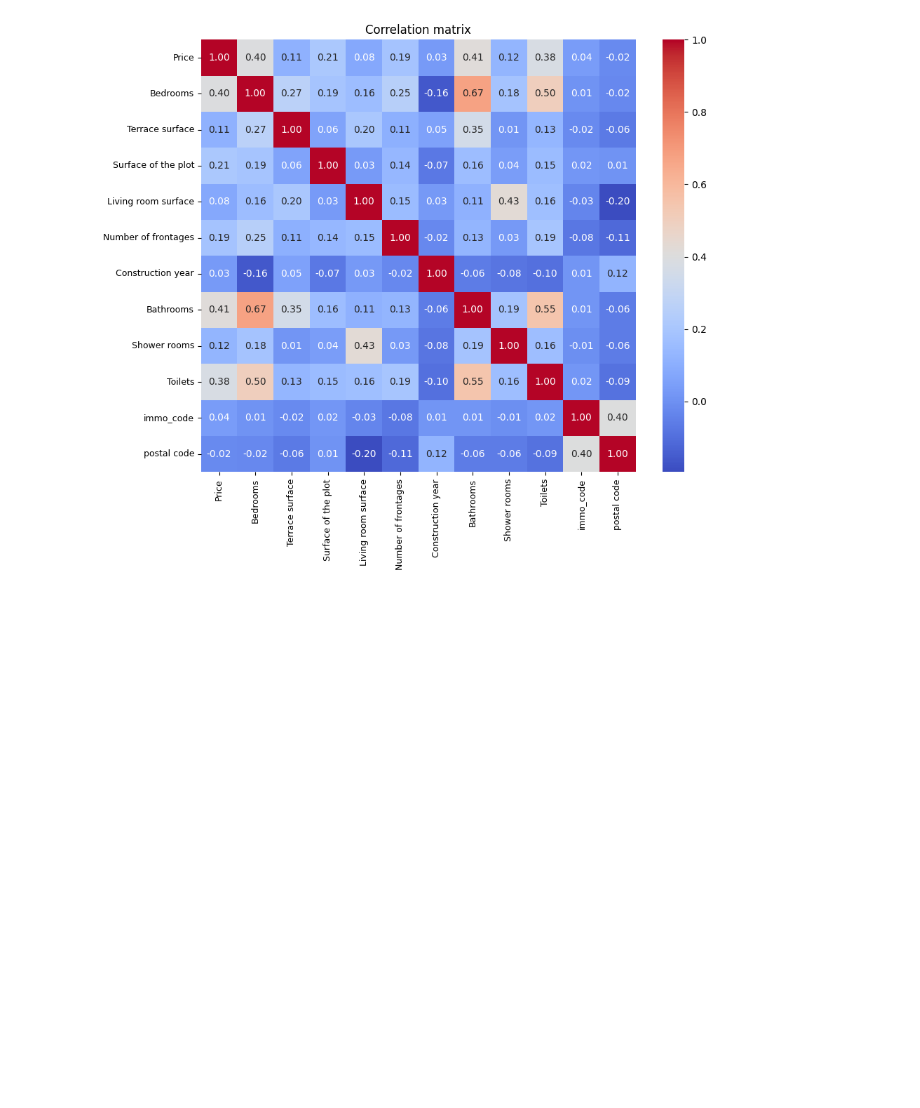
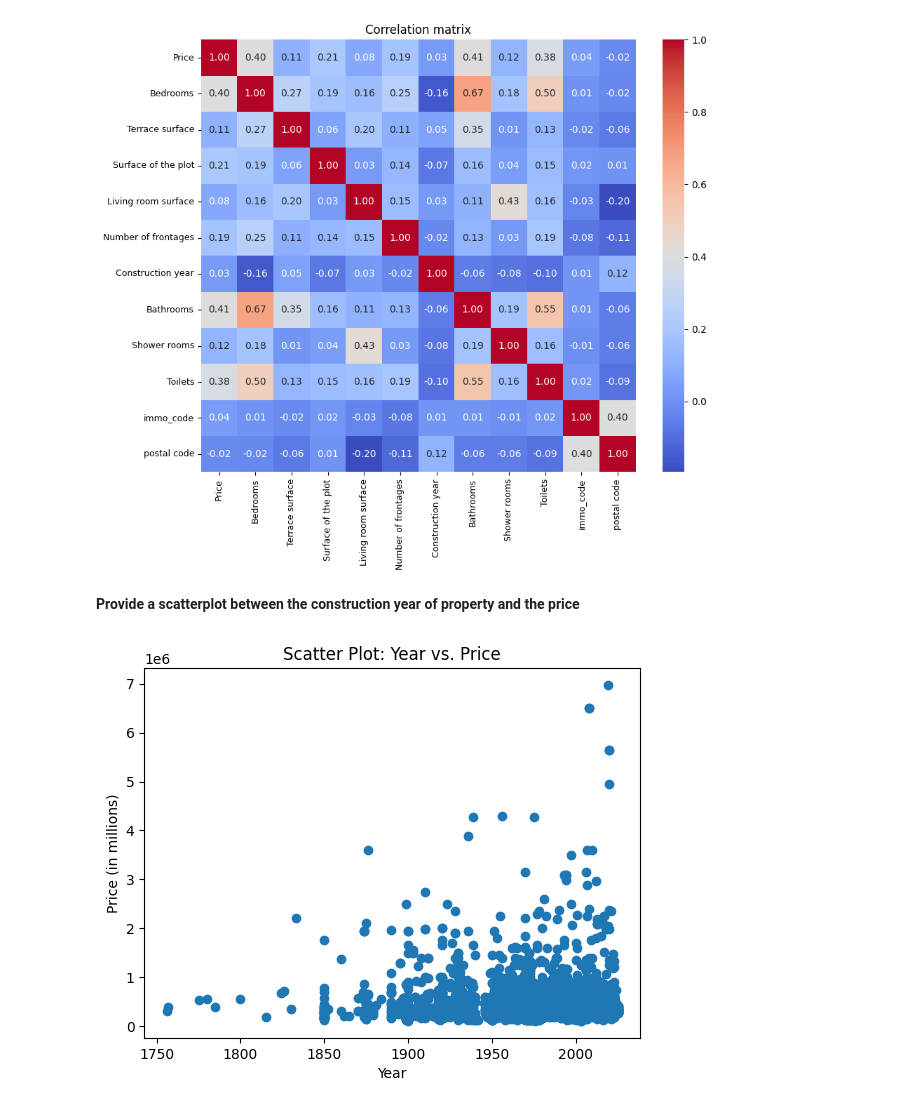
Before and after one commit to JonathanRabbi/Data_Analysis_Immo, a Jupyter notebook: Analysis_10K.ipynb, the cells around one changed output. Cells and saved outputs as stored; diff of their text form; code cells hidden in the pictures; blank space fills up the shorter version.

Commit message:
scatterplot construction year

```diff
--- a/Analysis_10K.ipynb
+++ b/Analysis_10K.ipynb
@@ -130,3 +132,23 @@ plt.title('Correlation matrix')
 plt.show()
 # %% [output]
 [figure]
+# %% [markdown]
+**Provide a scatterplot between the construction year of property and the price**
+# %%
+
+# Assuming your DataFrame is named 'df' and 'year' and 'price' are the columns of interest
+years = df['Construction year']
+prices = df['Price']
+
+# Create a scatter plot of year vs. price
+plt.scatter(years, prices)
+
+# Set the labels and title
+plt.xlabel('Year')
+plt.ylabel('Price (in millions)')
+plt.title('Scatter Plot: Year vs. Price')
+
+# Display the scatter plot
+plt.show()
+# %% [output]
+[figure, added]
```
Also changed, not shown: parts of 5 cells of this notebook.
